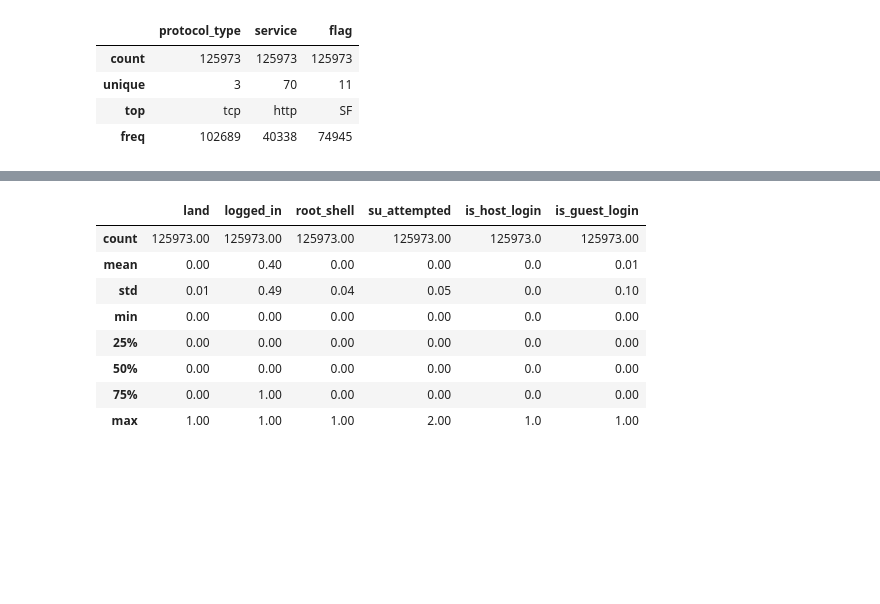
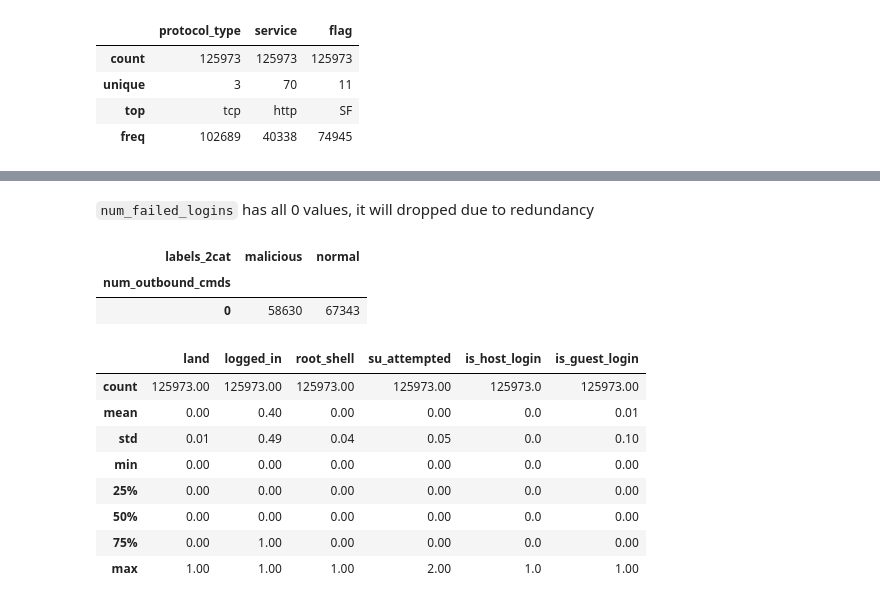
Before and after one commit to super-mar10/network-intrusion-detection, a Jupyter notebook: 1.EDA.ipynb, the cells around one changed output, grey strips where cells are left out. Drawn from its saved outputs; the diff is of its cells as text; code cells hidden in the pictures; blank space fills up the shorter version.

```diff
--- a/Untitled.ipynb
+++ b/1.EDA.ipynb
@@ -210,0 +218,8 @@ train_feature_df.loc[:, train_feature_df.columns.isin(numeric_cols)].describe().
+# %% [markdown]
+``num_failed_logins`` has all 0 values, it will dropped due to redundancy
+# %%
+pd.crosstab(train_feature_df.num_outbound_cmds, train_feature_df.labels_2cat)
+# %% [output]
+| labels_2cat | malicious | normal |
+| num_outbound_cmds |  |  |
+| 0 | 58630 | 67343 |
```
Also changed, not shown: parts of 3 cells of this notebook.
